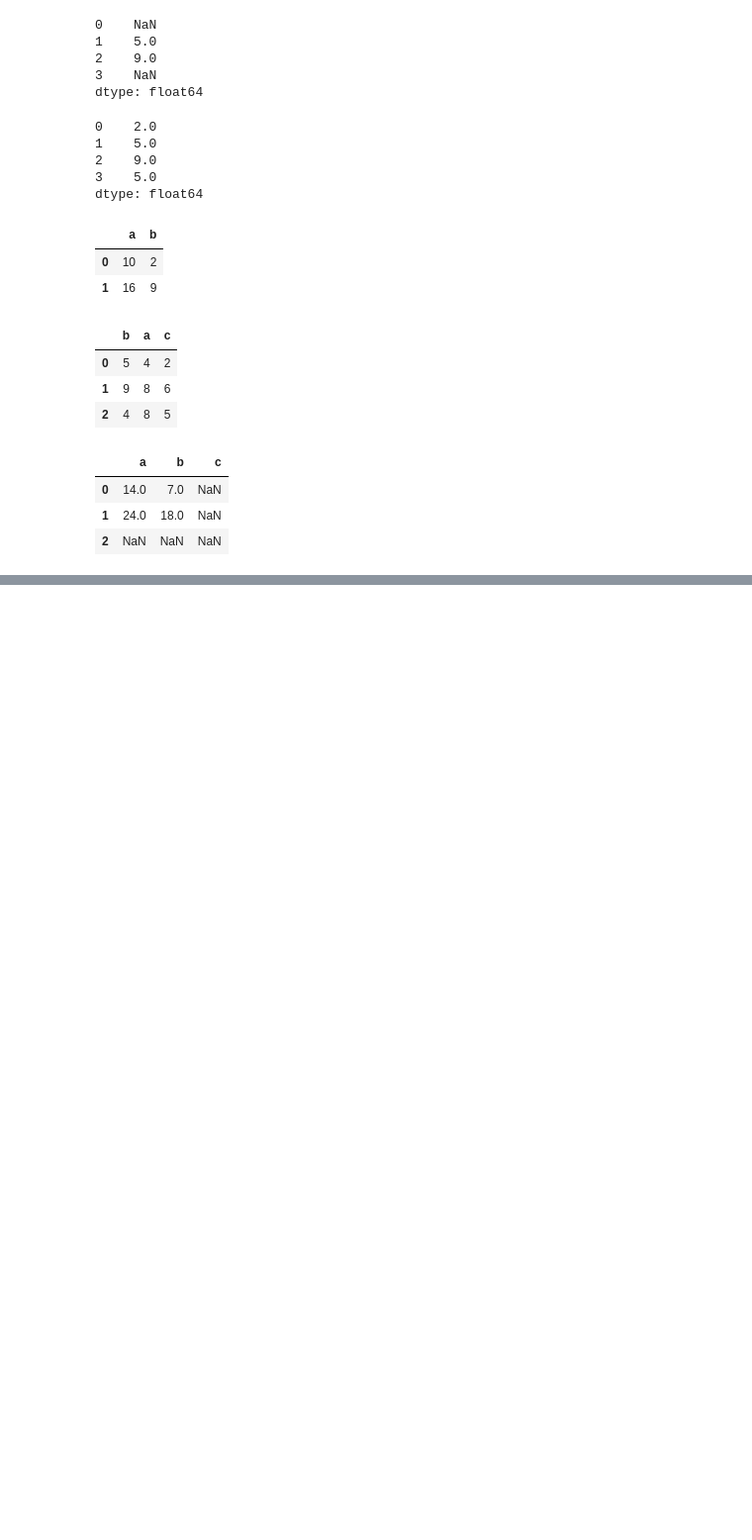
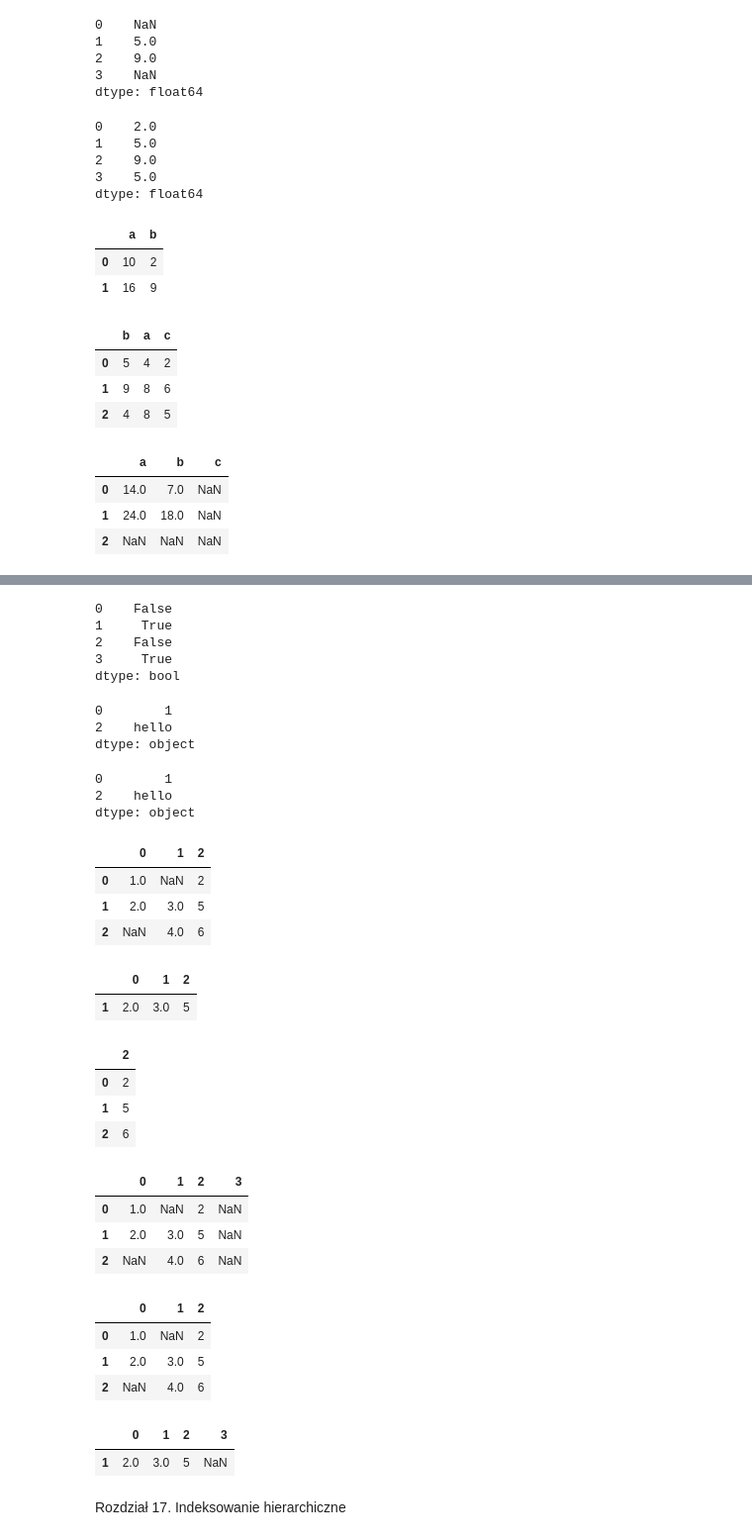
Before and after one commit to aradatascience/arads-Python-workspace, a Jupyter notebook: jupyter_04_pandas.ipynb, the cells around one changed output, grey strips where cells are left out. Shown at 99% size. Cells and saved outputs as stored; diff of their text form; code cells hidden in the pictures; blank space fills up the shorter version.

```diff
--- a/jupyter_04_pandas.ipynb
+++ b/jupyter_04_pandas.ipynb
@@ -543,0 +667,64 @@ A + B
+# %%
+data.isnull()
+# %% [output]
+0    False
+1     True
+2    False
+3     True
+dtype: bool
+# %%
+data[data.notnull()]
+# %% [output]
+0        1
+2    hello
+dtype: object
+# %%
+data.dropna()
+# %% [output]
+0        1
+2    hello
+dtype: object
+# %%
+df = pd.DataFrame([[1,      np.nan, 2],
+                   [2,      3,      5],
+                   [np.nan, 4,      6]])
+df
+# %% [output]
+|  | 0 | 1 | 2 |
+| 0 | 1.0 | NaN | 2 |
+| 1 | 2.0 | 3.0 | 5 |
+| 2 | NaN | 4.0 | 6 |
+# %%
+df.dropna()
+# %% [output]
+|  | 0 | 1 | 2 |
+| 1 | 2.0 | 3.0 | 5 |
+# %%
+df.dropna(axis='columns')
+# %% [output]
+|  | 2 |
+| 0 | 2 |
+| 1 | 5 |
+| 2 | 6 |
+# %%
+df[3] = np.nan
+df
+# %% [output]
+|  | 0 | 1 | 2 | 3 |
+| 0 | 1.0 | NaN | 2 | NaN |
+| 1 | 2.0 | 3.0 | 5 | NaN |
+| 2 | NaN | 4.0 | 6 | NaN |
+# %%
+df.dropna(axis='columns', how='all')
+# %% [output]
+|  | 0 | 1 | 2 |
+| 0 | 1.0 | NaN | 2 |
+| 1 | 2.0 | 3.0 | 5 |
+| 2 | NaN | 4.0 | 6 |
+# %%
+df.dropna(axis='rows', thresh=3) # ile wartosci musi byc ok aby były zachowane wiersze
+# %% [output]
+|  | 0 | 1 | 2 | 3 |
+| 1 | 2.0 | 3.0 | 5 | NaN |
+# %% [markdown]
+Rozdział 17. Indeksowanie hierarchiczne
```
Also changed, not shown: parts of 28 cells of this notebook.
